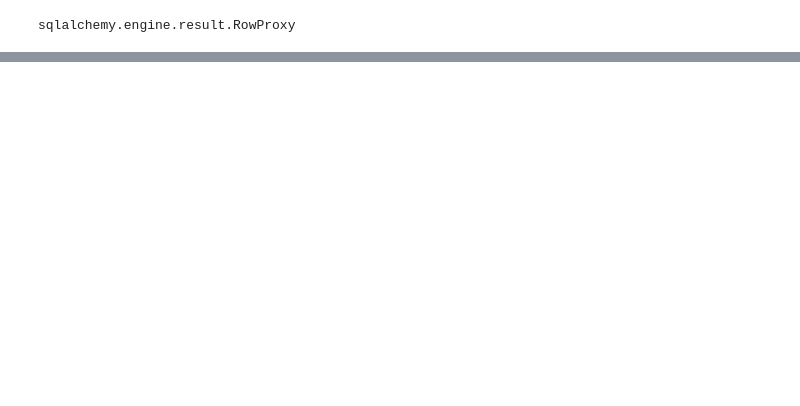
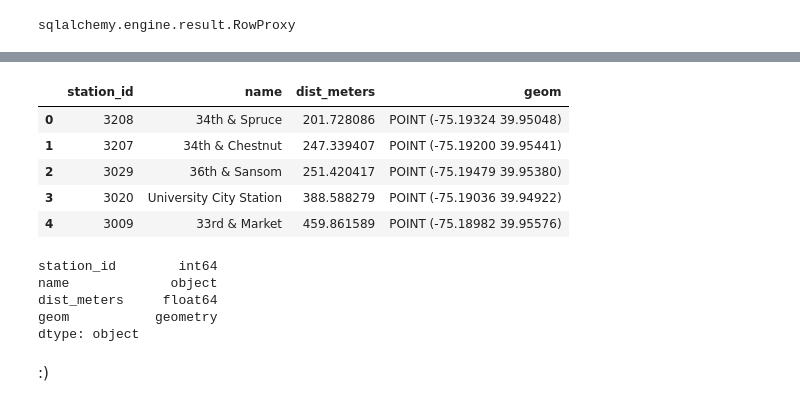
Before and after one commit to BCCghspace/week-6-python-introduction, a Jupyter notebook: Lab.ipynb, the cells around one changed output, grey strips where cells are left out. Saved outputs shown, nothing was run; the diff lists cells and outputs as text; code cells hidden in the pictures; blank space fills up the shorter version.

```diff
--- a/Lab.ipynb
+++ b/Lab.ipynb
@@ -87,0 +267,24 @@ Station Thompson & Palmer, Adaire School (with station ID 3153) is 5.8 km away
+# %%
+query = """
+SELECT
+  id AS station_id,
+  name,
+  ST_Distance(
+    geom::geography,
+    ST_SetSRID(ST_MakePoint(-75.19265679, 39.9522405), 4326)::geography
+  ) as dist_meters,
+  geom
+FROM indego_station_status
+ORDER BY 3 ASC
+LIMIT 5
+"""
+
+response = engine.execute(query)
+
+# store results into a variable
+results = response.fetchall()
+
+five_closest = pd.DataFrame(results, columns=results[0].keys())
+five_closest = gpd.GeoDataFrame(results, geometry=five_closest.geom.apply(wkb.loads, hex=True), crs="epsg:4326")
+
+Layer(five_closest)
@@ -87,0 +309,20 @@ Station Thompson & Palmer, Adaire School (with station ID 3153) is 5.8 km away
+# %%
+gdf = gpd.GeoDataFrame.from_postgis(query, con=engine, geom_col='geom')
+gdf
+# %% [output]
+|  | station_id | name | dist_meters | geom |
+| 0 | 3208 | 34th & Spruce | 201.728086 | POINT (-75.19324 39.95048) |
+| 1 | 3207 | 34th & Chestnut | 247.339407 | POINT (-75.19200 39.95441) |
+| 2 | 3029 | 36th & Sansom | 251.420417 | POINT (-75.19479 39.95380) |
+| 3 | 3020 | University City Station | 388.588279 | POINT (-75.19036 39.94922) |
+| 4 | 3009 | 33rd & Market | 459.861589 | POINT (-75.18982 39.95576) |
+# %%
+gdf.dtypes
+# %% [output]
+station_id        int64
+name             object
+dist_meters     float64
+geom           geometry
+dtype: object
+# %% [markdown]
+:)
```
Also changed, not shown: parts of 48 cells of this notebook, 1 other file.
